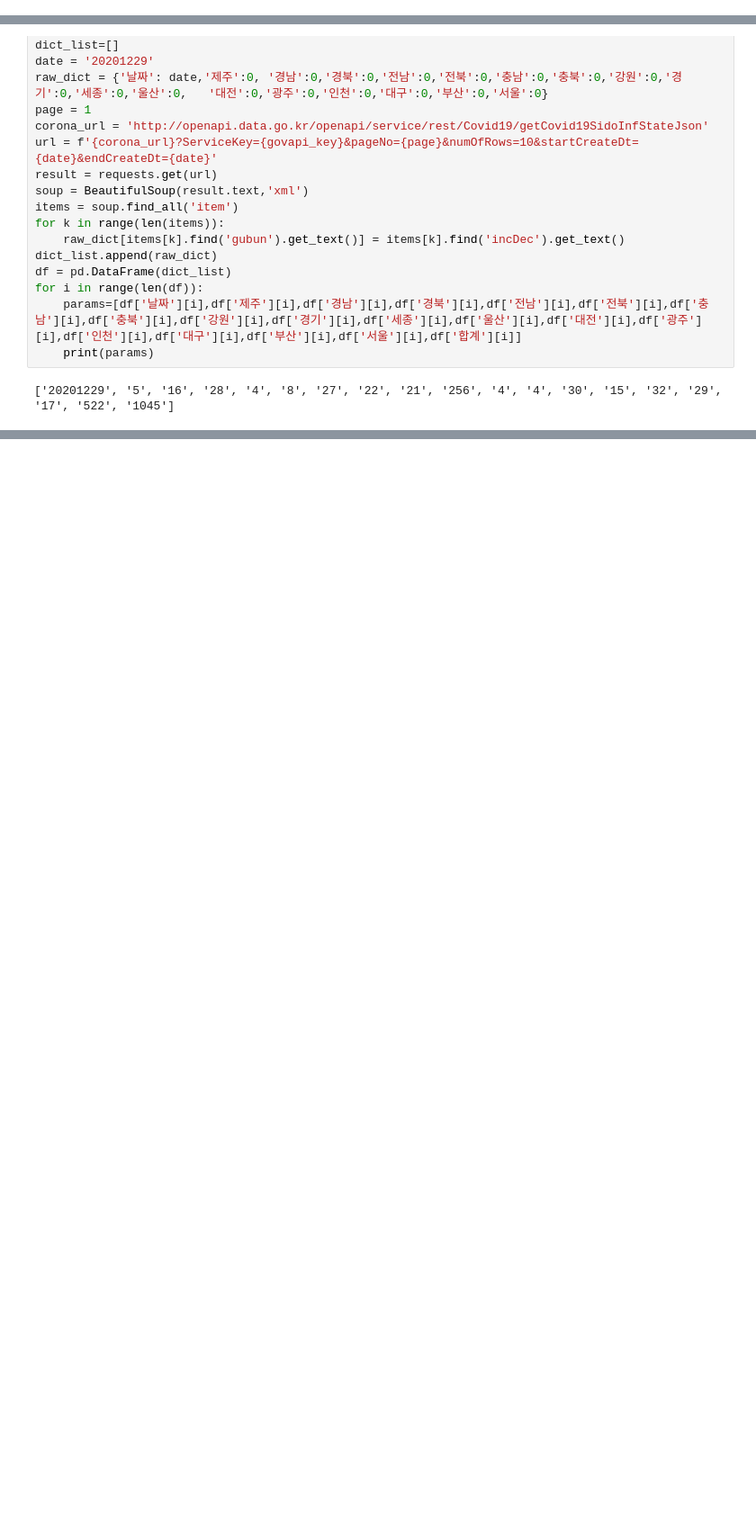
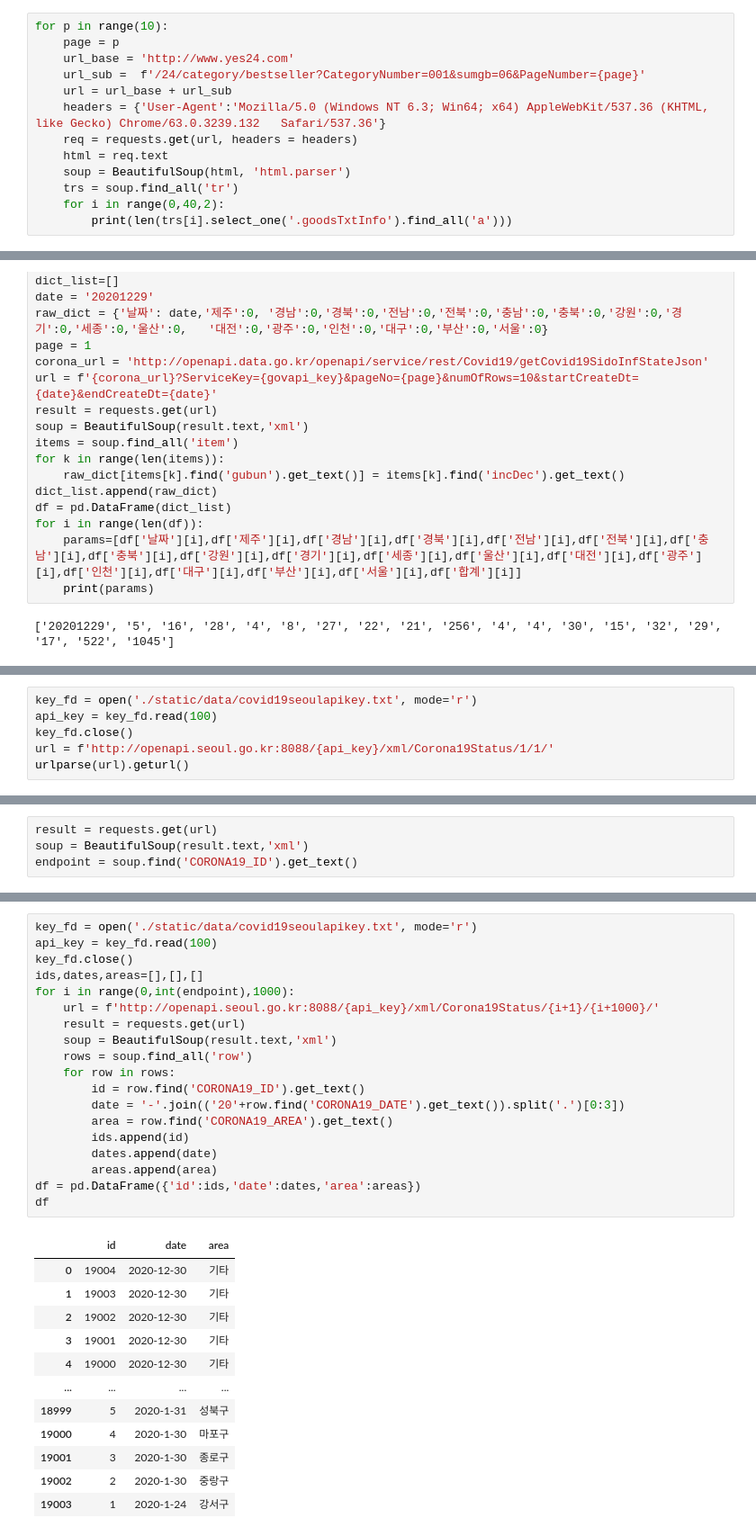
Before and after one commit to Wootae94/Flask-Web, a Jupyter notebook: 03.DataAnalysisModule/tmp2.ipynb, the cells around one changed output, grey strips where cells are left out. Shown at 90% size. Drawn from its saved outputs; the diff is of its cells as text; blank space fills up the shorter version.

Commit message:
Flask Web DataAnalysis

```diff
--- a/03.DataAnalysisModule/tmp2.ipynb
+++ b/03.DataAnalysisModule/tmp2.ipynb
@@ -479,0 +514,13 @@ yes24_df = pd.DataFrame({'이미지':imgs,'제목':titles,'저자':writers,'출
+# %%
+for p in range(10):
+    page = p
+    url_base = 'http://www.yes24.com'
+    url_sub =  f'/24/category/bestseller?CategoryNumber=001&sumgb=06&PageNumber={page}'
+    url = url_base + url_sub
+    headers = {'User-Agent':'Mozilla/5.0 (Windows NT 6.3; Win64; x64) AppleWebKit/537.36 (KHTML, like Gecko) Chrome/63.0.3239.132   Safari/537.36'}
+    req = requests.get(url, headers = headers)
+    html = req.text
+    soup = BeautifulSoup(html, 'html.parser')
+    trs = soup.find_all('tr')
+    for i in range(0,40,2):
+        print(len(trs[i].select_one('.goodsTxtInfo').find_all('a')))
@@ -649,0 +720,6 @@ for i in range(len(df)):
+# %%
+key_fd = open('./static/data/covid19seoulapikey.txt', mode='r')
+api_key = key_fd.read(100)
+key_fd.close()
+url = f'http://openapi.seoul.go.kr:8088/{api_key}/xml/Corona19Status/1/1/'
+urlparse(url).geturl()
@@ -649,0 +728,4 @@ for i in range(len(df)):
+# %%
+result = requests.get(url)
+soup = BeautifulSoup(result.text,'xml')
+endpoint = soup.find('CORONA19_ID').get_text()
@@ -649,0 +738,32 @@ for i in range(len(df)):
+# %%
+key_fd = open('./static/data/covid19seoulapikey.txt', mode='r')
+api_key = key_fd.read(100)
+key_fd.close()
+ids,dates,areas=[],[],[]
+for i in range(0,int(endpoint),1000):
+    url = f'http://openapi.seoul.go.kr:8088/{api_key}/xml/Corona19Status/{i+1}/{i+1000}/'
+    result = requests.get(url)
+    soup = BeautifulSoup(result.text,'xml')
+    rows = soup.find_all('row')
+    for row in rows:
+        id = row.find('CORONA19_ID').get_text()
+        date = '-'.join(('20'+row.find('CORONA19_DATE').get_text()).split('.')[0:3])
+        area = row.find('CORONA19_AREA').get_text()
+        ids.append(id)
+        dates.append(date)
+        areas.append(area)
+df = pd.DataFrame({'id':ids,'date':dates,'area':areas})
+df
+# %% [output]
+|  | id | date | area |
+| 0 | 19004 | 2020-12-30 | 기타 |
+| 1 | 19003 | 2020-12-30 | 기타 |
+| 2 | 19002 | 2020-12-30 | 기타 |
+| 3 | 19001 | 2020-12-30 | 기타 |
+| 4 | 19000 | 2020-12-30 | 기타 |
+| ... | ... | ... | ... |
+| 18999 | 5 | 2020-1-31 | 성북구 |
+| 19000 | 4 | 2020-1-30 | 마포구 |
+| 19001 | 3 | 2020-1-30 | 종로구 |
+| 19002 | 2 | 2020-1-30 | 중랑구 |
+| 19003 | 1 | 2020-1-24 | 강서구 |
```
Also changed, not shown: parts of 15 cells of this notebook, 12 other files.
